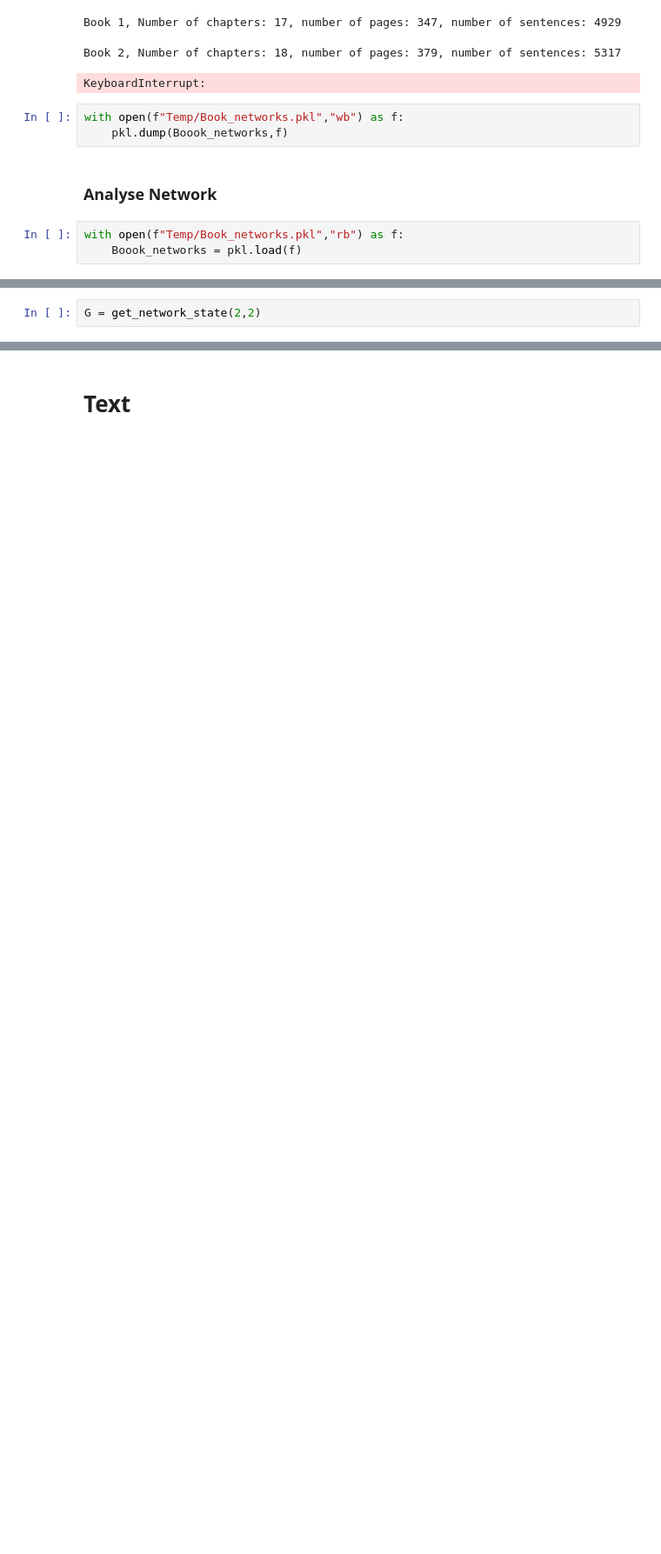
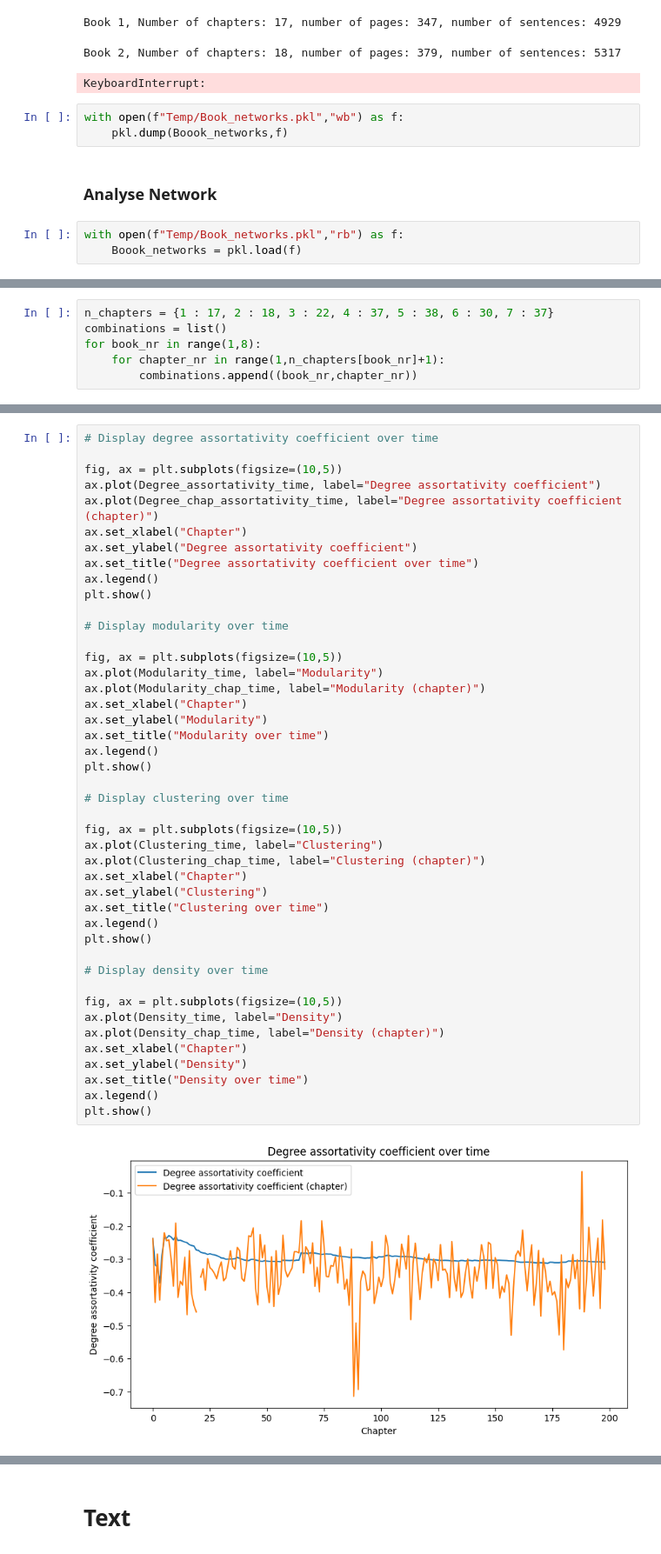
Before and after one commit to Magnus-Harder/CSS_Project, a Jupyter notebook: explainer_notebook.ipynb, the cells around one changed output, grey strips where cells are left out. Shown: that part at 87% size. Saved outputs shown, nothing was run; the diff lists cells and outputs as text; blank space fills up the shorter version.

```diff
--- a/explainer_notebook.ipynb
+++ b/explainer_notebook.ipynb
@@ -642,2 +619,0 @@ def get_network_state(book_nr, chapter_nr):
-# %%
-G = get_network_state(2,2)
@@ -659,0 +704,6 @@ EdgeView([('Vernon Dursley', 'Petunia Dursley'), ('Vernon Dursley', 'Dudley Durs
+# %%
+n_chapters = {1 : 17, 2 : 18, 3 : 22, 4 : 37, 5 : 38, 6 : 30, 7 : 37}
+combinations = list()
+for book_nr in range(1,8):
+    for chapter_nr in range(1,n_chapters[book_nr]+1):
+        combinations.append((book_nr,chapter_nr))
@@ -659,0 +736,46 @@ EdgeView([('Vernon Dursley', 'Petunia Dursley'), ('Vernon Dursley', 'Dudley Durs
+# %%
+# Display degree assortativity coefficient over time
+
+fig, ax = plt.subplots(figsize=(10,5))
+ax.plot(Degree_assortativity_time, label="Degree assortativity coefficient")
+ax.plot(Degree_chap_assortativity_time, label="Degree assortativity coefficient (chapter)")
+ax.set_xlabel("Chapter")
+ax.set_ylabel("Degree assortativity coefficient")
+ax.set_title("Degree assortativity coefficient over time")
+ax.legend()
+plt.show()
+
+# Display modularity over time
+
+fig, ax = plt.subplots(figsize=(10,5))
+ax.plot(Modularity_time, label="Modularity")
+ax.plot(Modularity_chap_time, label="Modularity (chapter)")
+ax.set_xlabel("Chapter")
+ax.set_ylabel("Modularity")
+ax.set_title("Modularity over time")
+ax.legend()
+plt.show()
+
+# Display clustering over time
+
+fig, ax = plt.subplots(figsize=(10,5))
+ax.plot(Clustering_time, label="Clustering")
+ax.plot(Clustering_chap_time, label="Clustering (chapter)")
+ax.set_xlabel("Chapter")
+ax.set_ylabel("Clustering")
+ax.set_title("Clustering over time")
+ax.legend()
+plt.show()
+
+# Display density over time
+
+fig, ax = plt.subplots(figsize=(10,5))
+ax.plot(Density_time, label="Density")
+ax.plot(Density_chap_time, label="Density (chapter)")
+ax.set_xlabel("Chapter")
+ax.set_ylabel("Density")
+ax.set_title("Density over time")
+ax.legend()
+plt.show()
+# %% [output]
+[figure, added]
```
Also changed, not shown: parts of 15 cells of this notebook, 2 other files.
